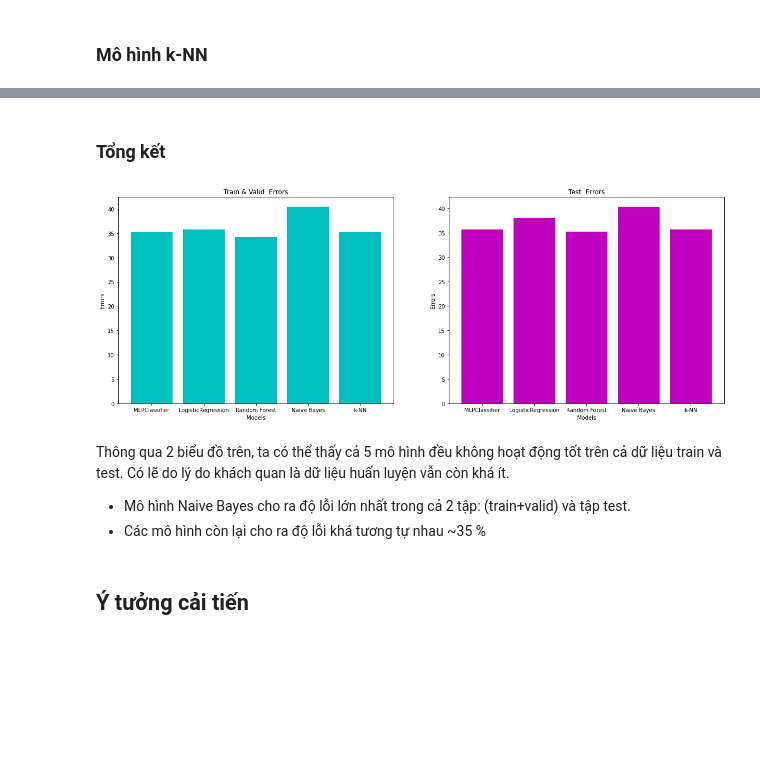
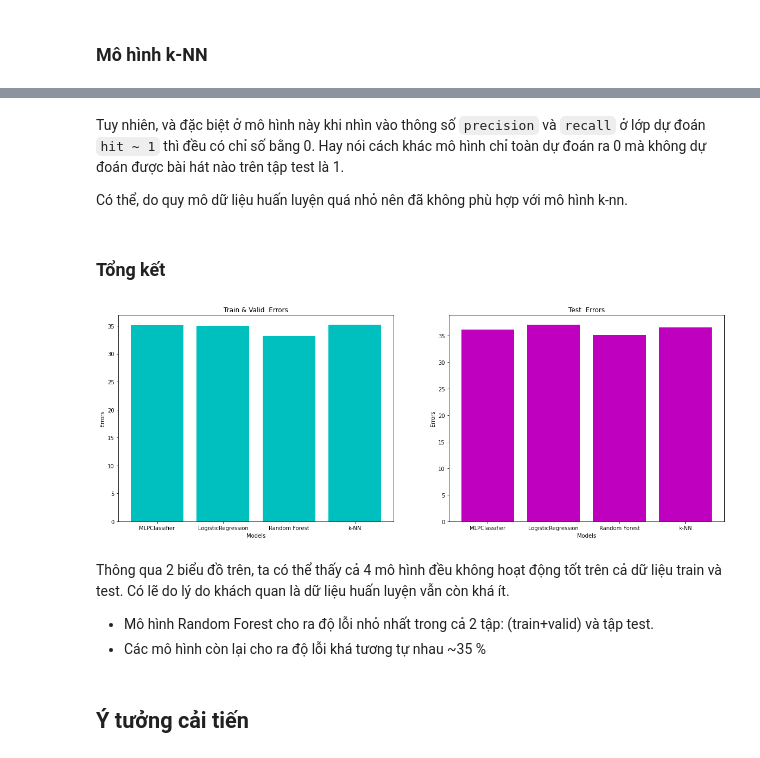
Before and after one commit to ansoncaonguyen/intro2ds-final-project, a Jupyter notebook: model.ipynb, the cells around one changed output, grey strips where cells are left out. Drawn from its saved outputs; the diff is of its cells as text; code cells hidden in the pictures; blank space fills up the shorter version.

Commit message:
Update model.ipynb
Update the solution based on comments.

Co-Authored-By: buithanhlongcb <47823064+buithanhlongcb@users.noreply.github.com>

```diff
--- a/model.ipynb
+++ b/model.ipynb
@@ -697,4 +772,0 @@ preds = full_pipeline4.predict(test_X_df)
-# %%
-error = (1 - accuracy_score(test_y_sr, preds)) * 100
-test_errors.append(error)
-print(error)
@@ -729,6 +802,8 @@ Pipeline(steps=[('pipeline',
 # %%
 scores = []
 num_neighbors = [3, 9, 27, 81, 243]
+num_words = [5, 10, 20, 30, 50]
 for num in num_neighbors:
-    full_pipeline5.set_params(kneighborsclassifier__n_neighbors = num)
+  for num_word in num_words:
+    full_pipeline5.set_params(kneighborsclassifier__n_neighbors = num, pipeline__dropextractlyrics__num_words = num_word)
     scores.append(cross_val_score(full_pipeline5, train_X_df, train_y_sr, cv = 5))
@@ -751,4 +842,0 @@ Ta thấy mô hình cho độ lỗi nhỏ nhất là 35.16% với `n_neighbors =
-# %%
-trainvalid_errors.append(min(errors))
-n_neighbors_best = num_neighbors[np.argmin(errors)]
-full_pipeline5.set_params(kneighborsclassifier__n_neighbors = n_neighbors_best)
@@ -760,0 +843,4 @@ Pipeline(steps=[('pipeline',
+# %%
+num_words_best = num_words[np.argmin(errors) % 5]
+num_neighbors_best = num_neighbors[int(np.argmin(errors) / 5)]
+full_pipeline5.set_params(kneighborsclassifier__n_neighbors = num_neighbors_best,pipeline__dropextractlyrics__num_words = num_words_best)
@@ -782,22 +879,26 @@ weighted avg       0.42      0.64      0.51       216
+# %% [markdown]
+Tuy nhiên, và đặc biệt ở mô hình này khi nhìn vào thông số `precision` và `recall` ở lớp dự đoán `hit ~ 1` thì đều có chỉ số bằng 0. Hay nói cách khác mô hình chỉ toàn dự đoán ra 0 mà không dự đoán được bài hát nào trên tập test là 1.
+
+Có thể, do quy mô dữ liệu huấn luyện quá nhỏ nên đã không phù hợp với mô hình k-nn.
 # %% [markdown]
 ### Tổng kết
 # %%
 fig, (axs1, axs2) = plt.subplots(1, 2, figsize=(20,7))
-models = ['MLPClassifier', 'LogisticRegression', 'Random Forest', 'Naive Bayes', 'k-NN']
+models = ['MLPClassifier', 'LogisticRegression', 'Random Forest', 'k-NN']
 axs1.bar(models, trainvalid_errors, color = 'c')
 axs1.set_title('Train & Valid  Errors')
 axs1.set_xlabel('Models')
 axs1.set_ylabel('Errors')
 
 axs2.bar(models, test_errors, color = 'm')
 axs2.set_title('Test  Errors')
 axs2.set_xlabel('Models')
 axs2.set_ylabel('Errors');
 # %% [output]
-[figure, old version]
+[figure, new version]
 # %% [markdown]
-Thông qua 2 biểu đồ trên, ta có thể thấy cả 5 mô hình đều không hoạt động tốt trên cả dữ liệu train và test. Có lẽ do lý do khách quan là dữ liệu huấn luyện vẫn còn khá ít.
-- Mô hình Naive Bayes cho ra độ lỗi lớn nhất trong cả 2 tập: (train+valid) và tập test.
+Thông qua 2 biểu đồ trên, ta có thể thấy cả 4 mô hình đều không hoạt động tốt trên cả dữ liệu train và test. Có lẽ do lý do khách quan là dữ liệu huấn luyện vẫn còn khá ít.
+- Mô hình Random Forest cho ra độ lỗi nhỏ nhất trong cả 2 tập: (train+valid) và tập test.
 - Các mô hình còn lại cho ra độ lỗi khá tương tự nhau ~35 %
 # %% [markdown]
 ## Ý tưởng cải tiến
```
Also changed, not shown: parts of 72 cells of this notebook.
